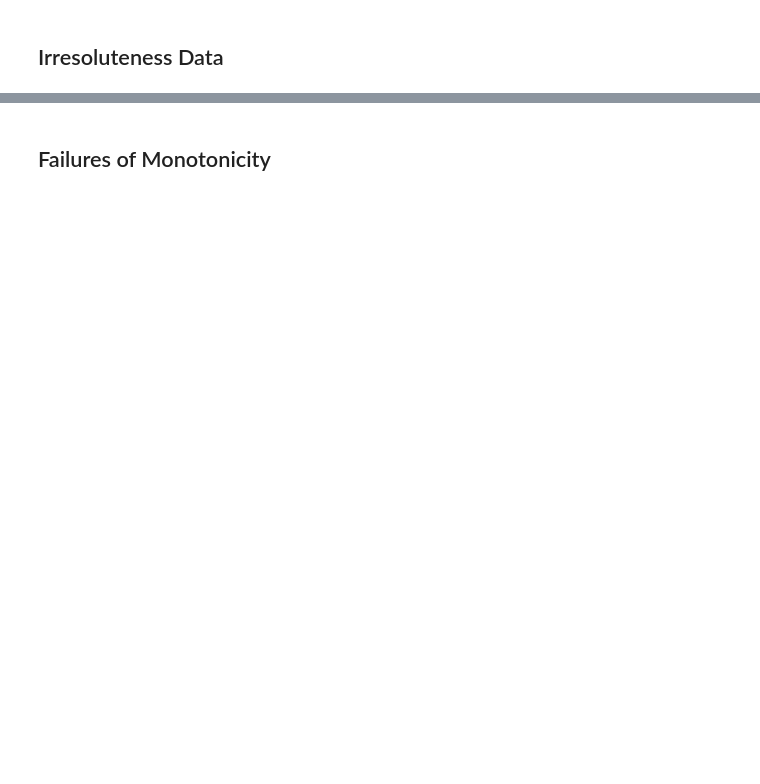
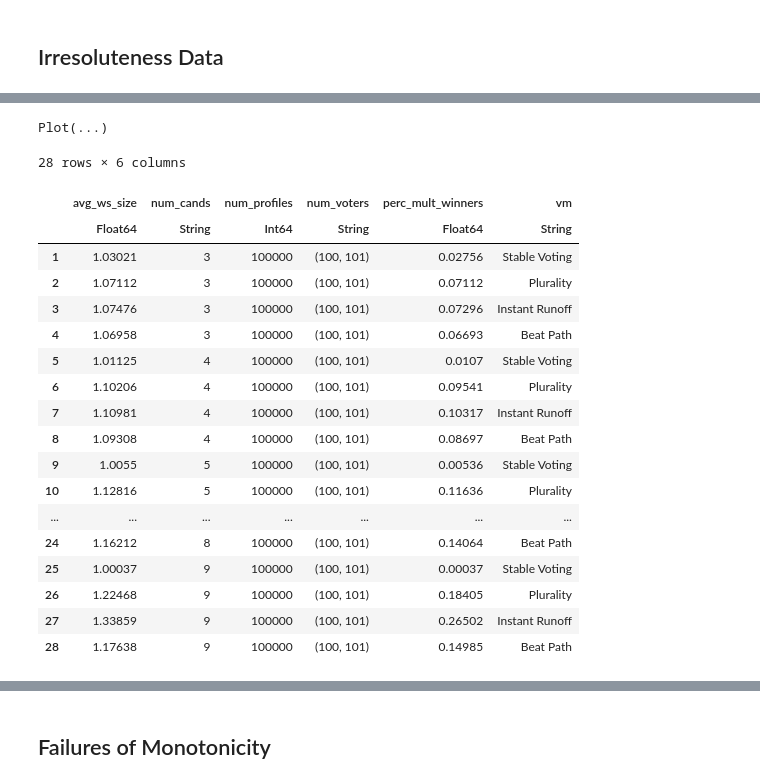
Before and after one commit to epacuit/stablevoting, a Jupyter notebook: 04-StableVoting_Julia.ipynb, the cells around one changed output, grey strips where cells are left out. Saved outputs shown, nothing was run; the diff lists cells and outputs as text; code cells hidden in the pictures; blank space fills up the shorter version.

```diff
--- a/04-StableVoting_Julia.ipynb
+++ b/04-StableVoting_Julia.ipynb
@@ -718,20 +741,22 @@ df_irresoluteness_nvoters
 # %%
 ylabel = "Percent multiple winners"
 xlabel = "Number of voters"
-set_default_plot_size(30cm, 10cm)
+set_default_plot_size(30cm, 11cm)
 
 df = df_irresoluteness_nvoters
 p_irresoluteness_nvoters = Gadfly.plot(
     layer(df[(df.num_cands .== 6) .& (df.vm .== "Stable Voting"), :],
         x="num_voters",
         y="perc_mult_winners",
-    Theme(default_color=colorant"deepskyblue", line_width=1.5pt),
-    Geom.line, order=1),
+        Theme(default_color=colorant"deepskyblue",
+            line_width=1.5pt),
+        Geom.line, order=1),
     layer(df[(df.num_cands .== 6) .& (df.vm .== "Plurality"), :],
         x="num_voters",
         y="perc_mult_winners",
-    Theme(default_color=colorant"gray", line_width=1.5pt),
-    Geom.line, order=2),
+        Theme(default_color=colorant"gray",
+            line_width=1.5pt),
+        Geom.line, order=2),
     layer(df[(df.num_cands .== 6) .& (df.vm .== "Instant Runoff"), :],
         x="num_voters",
         y="perc_mult_winners",
@@ -740,17 +765,26 @@ p_irresoluteness_nvoters = Gadfly.plot(
     layer(df[(df.num_cands .== 6) .& (df.vm .== "Beat Path"), :],
         x="num_voters",
         y="perc_mult_winners",
-    Theme(default_color=colorant"#00B78D", line_width=1.5pt),
-    Geom.line, order=4),
-
+        Theme(default_color=colorant"#00B78D",
+            line_width=1.5pt),
+        Geom.line, order=4),
     Guide.title("6 candidates"),
     Coord.cartesian(ymax = 0.6),
-    Theme(key_label_font_size=16pt, key_title_font_size = 16pt,
-        major_label_font_size = 16pt, minor_label_font_size = 13pt, colorkey_swatch_shape=:square, point_size=4pt),
-    Guide.manual_color_key("", ["Stable Voting",  "Plurality", "Instant Runoff", "Beat Path"], ["deepskyblue", "gray", "#FF6DAE", "#00B78D"]),
-    Guide.ylabel(ylabel, :vertical), Guide.xlabel(xlabel))
+    Theme(key_label_font_size=16pt,
+        key_title_font_size = 16pt,
+        major_label_font_size = 16pt,
+        minor_label_font_size = 13pt,
+        colorkey_swatch_shape=:square,
+        point_size=4pt),
+    Guide.manual_color_key("",
+        ["Stable Voting",  "Plurality", "Instant Runoff", "Beat Path"],
+        ["deepskyblue", "gray", "#FF6DAE", "#00B78D"]),
+    Guide.ylabel(ylabel, :vertical),
+    Guide.xlabel(xlabel))
 
 display(p_irresoluteness_nvoters)
-draw(PDF("irresoluteness_diff_nvoters.pdf", 30cm, 10cm), p_irresoluteness_nvoters)
+draw(PDF("irresoluteness_diff_nvoters.pdf", 30cm, 11cm), p_irresoluteness_nvoters)
+# %% [output]
+Plot(...)
 # %%
 @time begin
@@ -850,10 +887,33 @@ draw(PDF("irresoluteness_diff_nvoters.pdf", 30cm, 10cm), p_irresoluteness_nvoter
     println("Done.")
 end
 # %%
-df_irresoluteness_ncands = DataFrame(CSV.File("multwinners_ncandidates.csv"))
+# load the pre-computed data, comment to display the data generated in the previous cell.
+filename_irresoluteness2 = "./data/multwinners_ncandidates.csv"
+
+df_irresoluteness_ncands = DataFrame(CSV.File(filename_irresoluteness2))
 
 df_irresoluteness_ncands[!,:num_voters] = string.(df_irresoluteness_ncands[:,:num_voters])
 df_irresoluteness_ncands[!,:num_cands] = string.(df_irresoluteness_ncands[:,:num_cands])
 
 df_irresoluteness_ncands
+# %% [output]
+28 rows × 6 columns
+|  | avg_ws_size | num_cands | num_profiles | num_voters | perc_mult_winners | vm |
+|  | Float64 | String | Int64 | String | Float64 | String |
+| 1 | 1.03021 | 3 | 100000 | (100, 101) | 0.02756 | Stable Voting |
+| 2 | 1.07112 | 3 | 100000 | (100, 101) | 0.07112 | Plurality |
+| 3 | 1.07476 | 3 | 100000 | (100, 101) | 0.07296 | Instant Runoff |
+| 4 | 1.06958 | 3 | 100000 | (100, 101) | 0.06693 | Beat Path |
+| 5 | 1.01125 | 4 | 100000 | (100, 101) | 0.0107 | Stable Voting |
+| 6 | 1.10206 | 4 | 100000 | (100, 101) | 0.09541 | Plurality |
+| 7 | 1.10981 | 4 | 100000 | (100, 101) | 0.10317 | Instant Runoff |
+| 8 | 1.09308 | 4 | 100000 | (100, 101) | 0.08697 | Beat Path |
+| 9 | 1.0055 | 5 | 100000 | (100, 101) | 0.00536 | Stable Voting |
+| 10 | 1.12816 | 5 | 100000 | (100, 101) | 0.11636 | Plurality |
+| ... | ... | ... | ... | ... | ... | ... |
+| 24 | 1.16212 | 8 | 100000 | (100, 101) | 0.14064 | Beat Path |
+| 25 | 1.00037 | 9 | 100000 | (100, 101) | 0.00037 | Stable Voting |
+| 26 | 1.22468 | 9 | 100000 | (100, 101) | 0.18405 | Plurality |
+| 27 | 1.33859 | 9 | 100000 | (100, 101) | 0.26502 | Instant Runoff |
+| 28 | 1.17638 | 9 | 100000 | (100, 101) | 0.14985 | Beat Path |
 # %%
```
Also changed, not shown: parts of 19 cells of this notebook, 5 other files.
